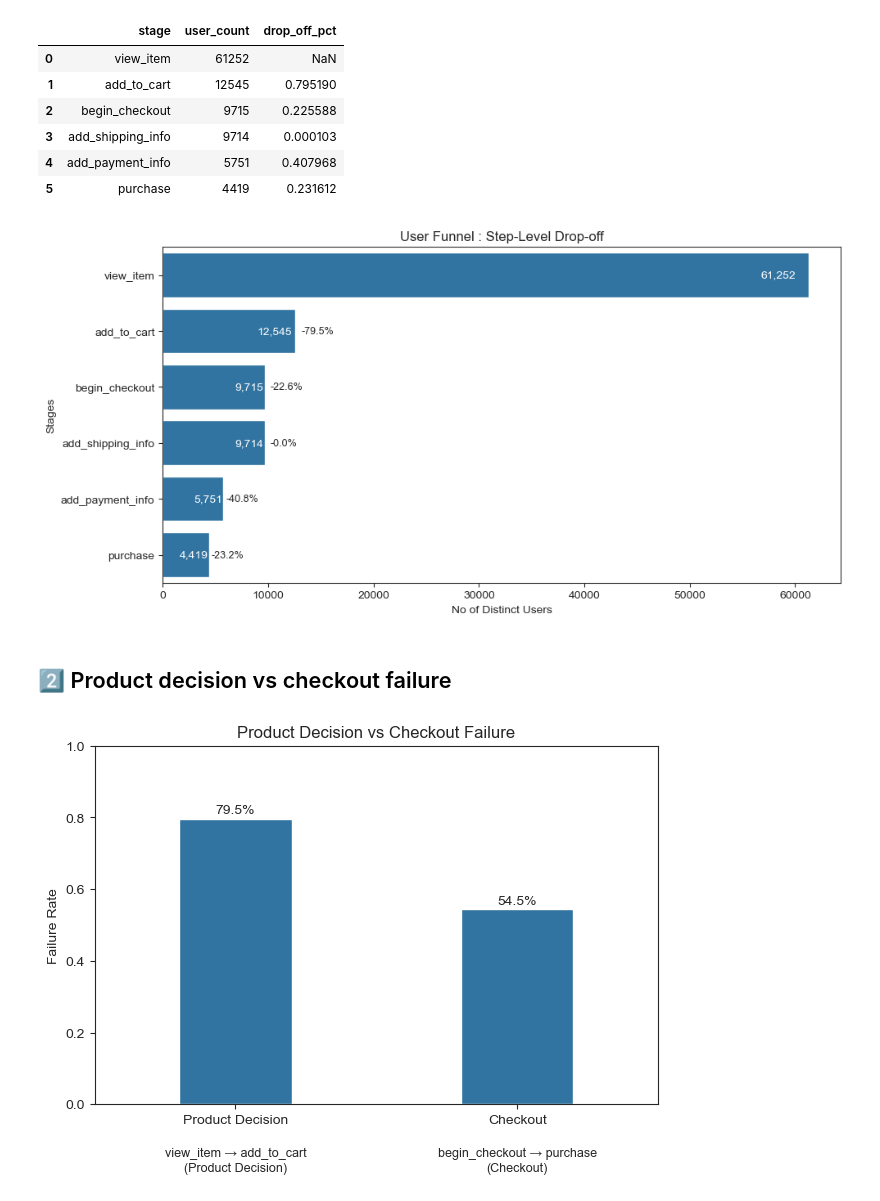
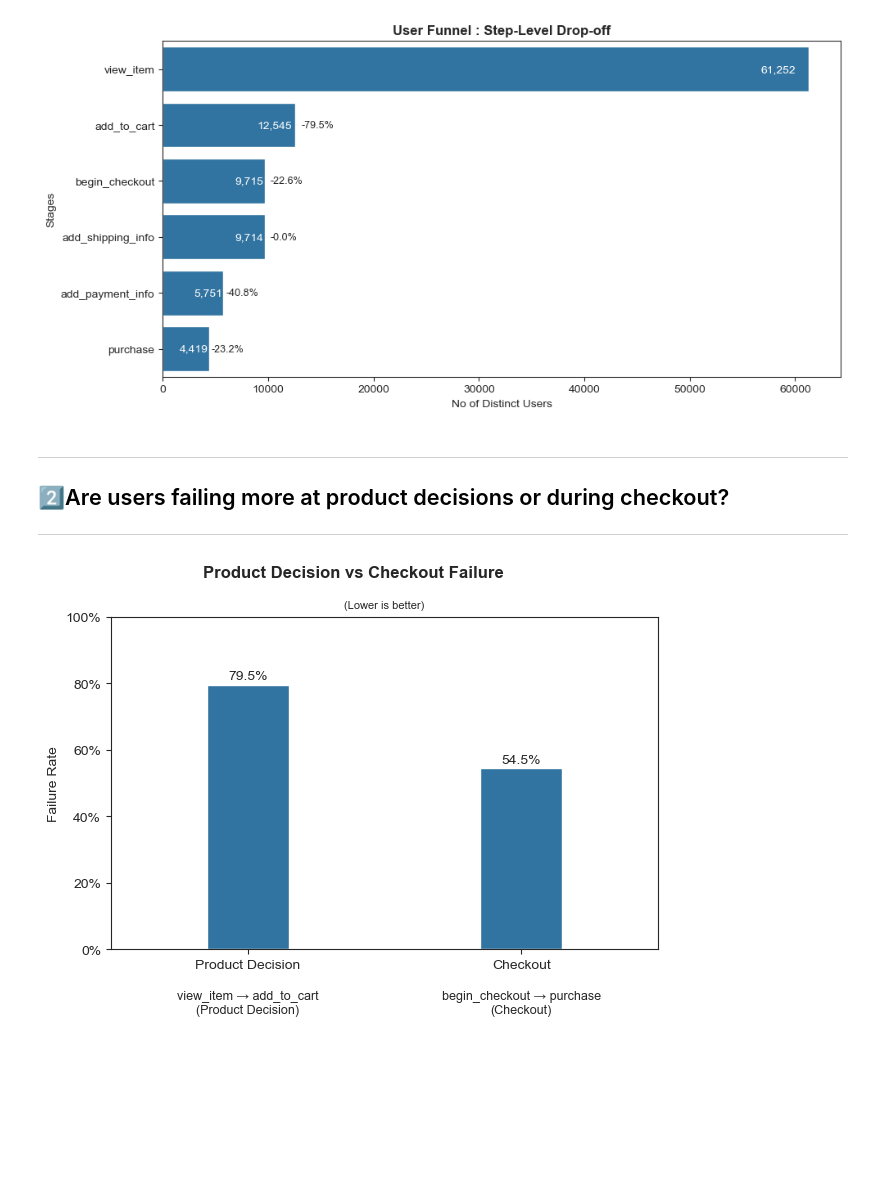
Before and after one commit to GH-AkshyM/BigQuery-Python-EDA, a Jupyter notebook: notebooks/04_EDA_and_Insights.ipynb, the cells around one changed output. Saved outputs shown, nothing was run; the diff lists cells and outputs as text; code cells hidden in the pictures; blank space fills up the shorter version.

```diff
--- a/notebooks/04_EDA_and_Insights.ipynb
+++ b/notebooks/04_EDA_and_Insights.ipynb
@@ -60,15 +43,6 @@ funnel_events.columns = ['stage', 'user_count']
 funnel_events['drop_off_pct'] = (
     1 - (funnel_events['user_count'] / funnel_events['user_count'].shift(1))
 )
-funnel_events
-# %% [output]
-|  | stage | user_count | drop_off_pct |
-| 0 | view_item | 61252 | NaN |
-| 1 | add_to_cart | 12545 | 0.795190 |
-| 2 | begin_checkout | 9715 | 0.225588 |
-| 3 | add_shipping_info | 9714 | 0.000103 |
-| 4 | add_payment_info | 5751 | 0.407968 |
-| 5 | purchase | 4419 | 0.231612 |
 # %%
 plt.figure(figsize = (10,5))
 sns.barplot(
@@ -94,15 +68,17 @@ for i, row in funnel_events.iterrows():
             va = 'center',
             fontsize = 9
         )
-plt.title('User Funnel : Step-Level Drop-off')
+plt.title('User Funnel : Step-Level Drop-off',fontweight='bold')
 plt.ylabel('Stages')
 plt.xlabel('No of Distinct Users')
 plt.tight_layout()
 plt.show()
 # %% [output]
-[figure, old version]
+[figure, new version]
 # %% [markdown]
-## 2️⃣ Product decision vs checkout failure
+---
+## 2️⃣Are users failing more at product decisions or during checkout?
+---
 # %%
 friction = funnel_events.copy()
 s = friction.set_index('stage')['user_count']
@@ -118,44 +94,45 @@ sns.barplot(
     data =failure,
     x= 'failure_stage',
     y= 'failure_rate',
-    width = .4
+    width = .3
 )
-
-plt.title('Product Decision vs Checkout Failure')
+plt.suptitle('Product Decision vs Checkout Failure',fontweight='bold', fontsize=12)
+plt.title('(Lower is better)', fontweight='light', fontsize=8)
 plt.ylabel('Failure Rate')
 plt.xlabel('')
 plt.ylim(0,1)
 
 
 for i, row in failure.iterrows():
     plt.text(
-        i,                         # x-position = category index
-        row['failure_rate'] * 1.01,       # y-position = bar height
+        i,
+        row['failure_rate'] * 1.01,
         f"{row['failure_rate']:.1%}",
         ha='center',
         va='bottom',
         fontsize=10
     )
 plt.text(
     0,
     -0.12,
     'view_item → add_to_cart\n(Product Decision)',
     ha='center',
     va='top',
     fontsize=9
 )
 
 plt.text(
     1,
     -0.12,
     'begin_checkout → purchase\n(Checkout)',
     ha='center',
     va='top',
     fontsize=9
 )
+plt.gca().yaxis.set_major_formatter(mtick.PercentFormatter(1.0))
 
 plt.tight_layout()
 plt.show()
 # %% [output]
-[figure, old version]
+[figure, new version]
 # %% [markdown]
```
Also changed, not shown: parts of 21 cells of this notebook.
